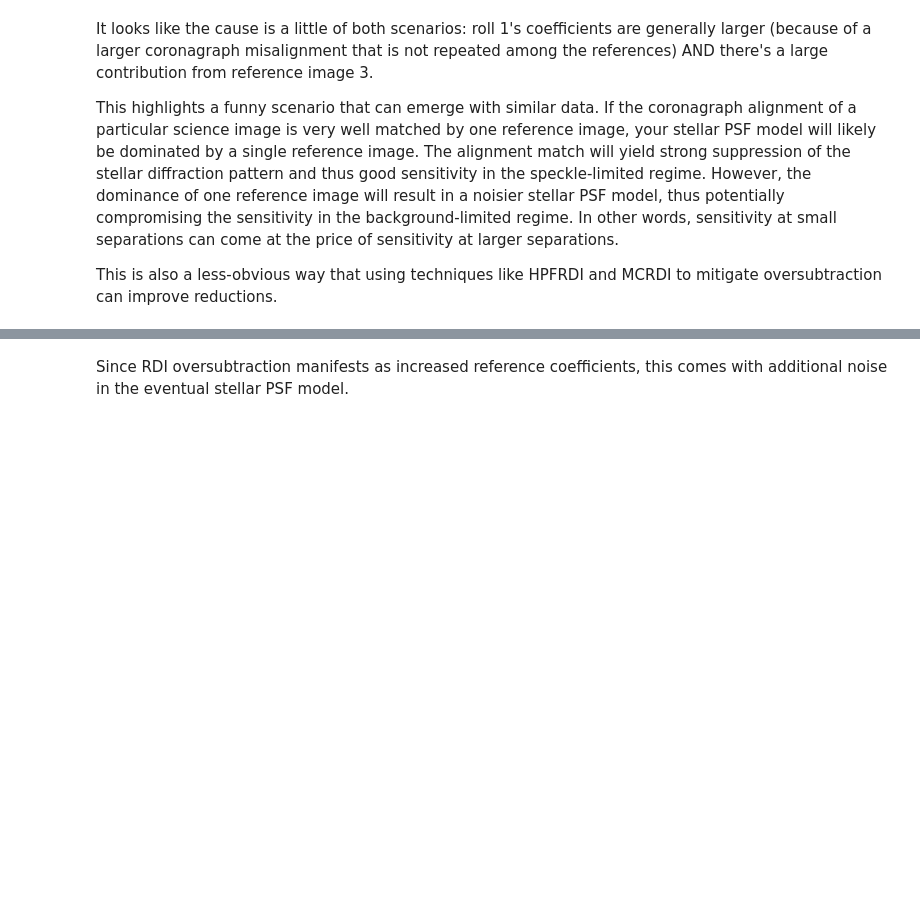
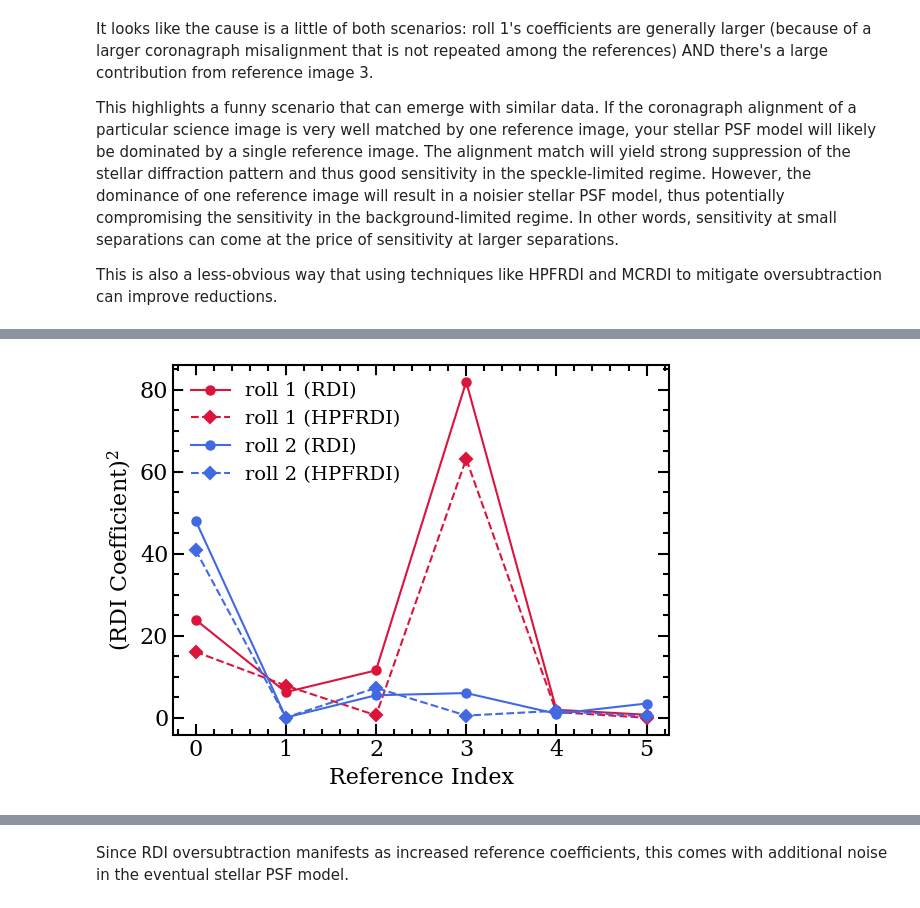
Before and after one commit to kdlawson/Winnie, a Jupyter notebook: tutorials/winnie_tutorial_3_rdi_settings_and_theory.ipynb, the cells around one changed output, grey strips where cells are left out. Saved outputs shown, nothing was run; the diff lists cells and outputs as text; code cells hidden in the pictures; blank space fills up the shorter version.

```diff
--- a/tutorials/winnie_tutorial_3_rdi_settings_and_theory.ipynb
+++ b/tutorials/winnie_tutorial_3_rdi_settings_and_theory.ipynb
@@ -317,16 +403,18 @@ coeffs_hpfrdi = wdb.run_rdi(return_res_only=True, return_coeffs=True)
 # %%
 fig,ax = plt.subplots()
 
 ax.plot(coeffs[0,0,0]**2, c='crimson', marker='o', label='roll 1 (RDI)')
 ax.plot(coeffs_hpfrdi[0,0,0]**2, c='crimson', marker='D', ls='dashed', label='roll 1 (HPFRDI)')
 
 ax.plot(coeffs[0,0,1]**2, c='royalblue', marker='o', label='roll 2 (RDI)')
 ax.plot(coeffs_hpfrdi[0,0,1]**2, c='royalblue', marker='D', ls='dashed', label='roll 2 (HPFRDI)')
 
-lgd = ax.legend(edgecolor='None', fontsize=16)
+lgd = ax.legend(edgecolor='None', fontsize=14)
 
 ax.set(xlabel='Reference Index', ylabel='(RDI Coefficient)$^2$')
 plt.show()
+# %% [output]
+[figure, added]
 # %%
 # RDI background noise level
 rdi_noise = np.nanmedian(rdi_reduc.err[mask])
```
Also changed, not shown: parts of 16 cells of this notebook, 9 other files.
